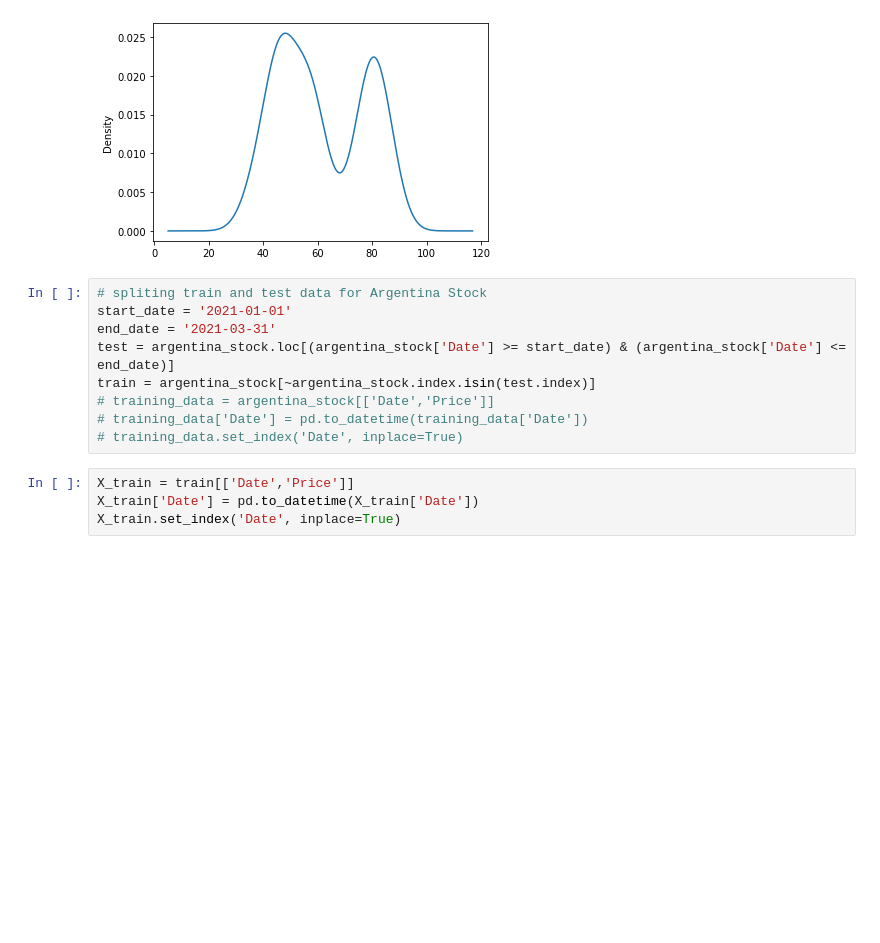
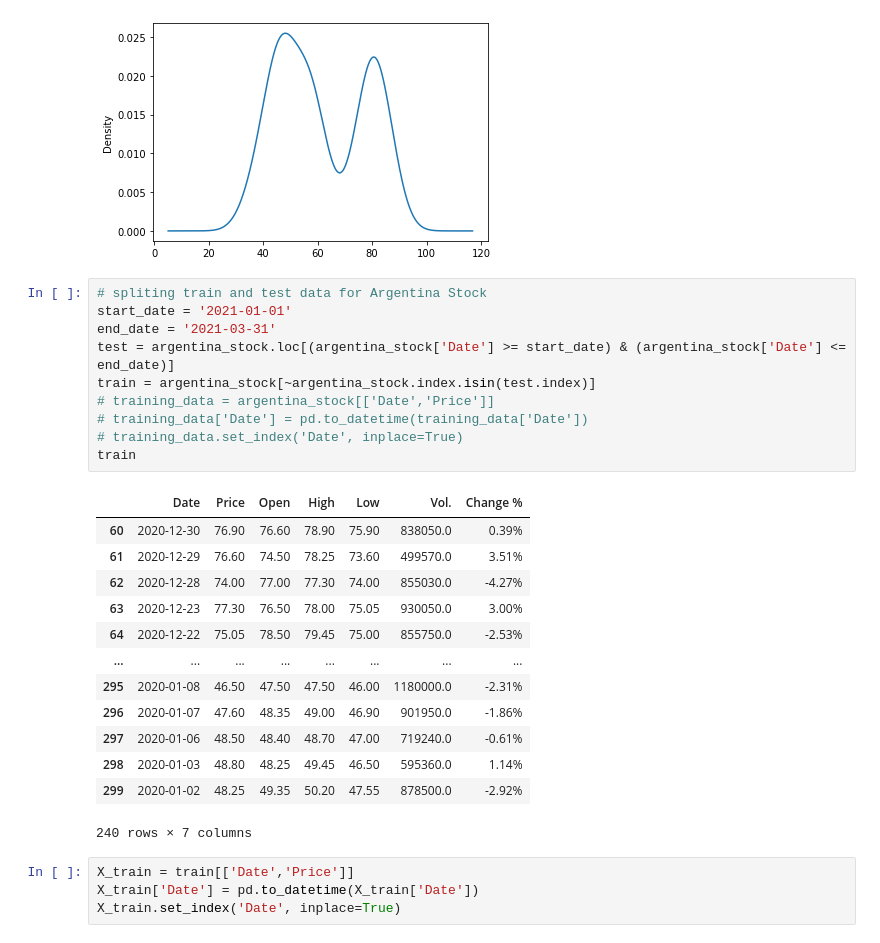
Before and after one commit to ibadrehman90/7gXDivmfsppWpWul, a Jupyter notebook: ARIMA.ipynb, the cells around one changed output. Cells and saved outputs as stored; diff of their text form; blank space fills up the shorter version.

```diff
--- a/ARIMA.ipynb
+++ b/ARIMA.ipynb
@@ -86,12 +86,27 @@ df_arg.plot(kind='kde')
 # %%
 # spliting train and test data for Argentina Stock
 start_date = '2021-01-01'
 end_date = '2021-03-31'
 test = argentina_stock.loc[(argentina_stock['Date'] >= start_date) & (argentina_stock['Date'] <= end_date)]
 train = argentina_stock[~argentina_stock.index.isin(test.index)]
 # training_data = argentina_stock[['Date','Price']]
 # training_data['Date'] = pd.to_datetime(training_data['Date'])
 # training_data.set_index('Date', inplace=True)
+train
+# %% [output]
+|  | Date | Price | Open | High | Low | Vol. | Change % |
+| 60 | 2020-12-30 | 76.90 | 76.60 | 78.90 | 75.90 | 838050.0 | 0.39% |
+| 61 | 2020-12-29 | 76.60 | 74.50 | 78.25 | 73.60 | 499570.0 | 3.51% |
+| 62 | 2020-12-28 | 74.00 | 77.00 | 77.30 | 74.00 | 855030.0 | -4.27% |
+| 63 | 2020-12-23 | 77.30 | 76.50 | 78.00 | 75.05 | 930050.0 | 3.00% |
+| 64 | 2020-12-22 | 75.05 | 78.50 | 79.45 | 75.00 | 855750.0 | -2.53% |
+| ... | ... | ... | ... | ... | ... | ... | ... |
+| 295 | 2020-01-08 | 46.50 | 47.50 | 47.50 | 46.00 | 1180000.0 | -2.31% |
+| 296 | 2020-01-07 | 47.60 | 48.35 | 49.00 | 46.90 | 901950.0 | -1.86% |
+| 297 | 2020-01-06 | 48.50 | 48.40 | 48.70 | 47.00 | 719240.0 | -0.61% |
+| 298 | 2020-01-03 | 48.80 | 48.25 | 49.45 | 46.50 | 595360.0 | 1.14% |
+| 299 | 2020-01-02 | 48.25 | 49.35 | 50.20 | 47.55 | 878500.0 | -2.92% |
+240 rows × 7 columns
 # %%
 X_train = train[['Date','Price']]
 X_train['Date'] = pd.to_datetime(X_train['Date'])
```
Also changed, not shown: parts of 8 cells of this notebook.
